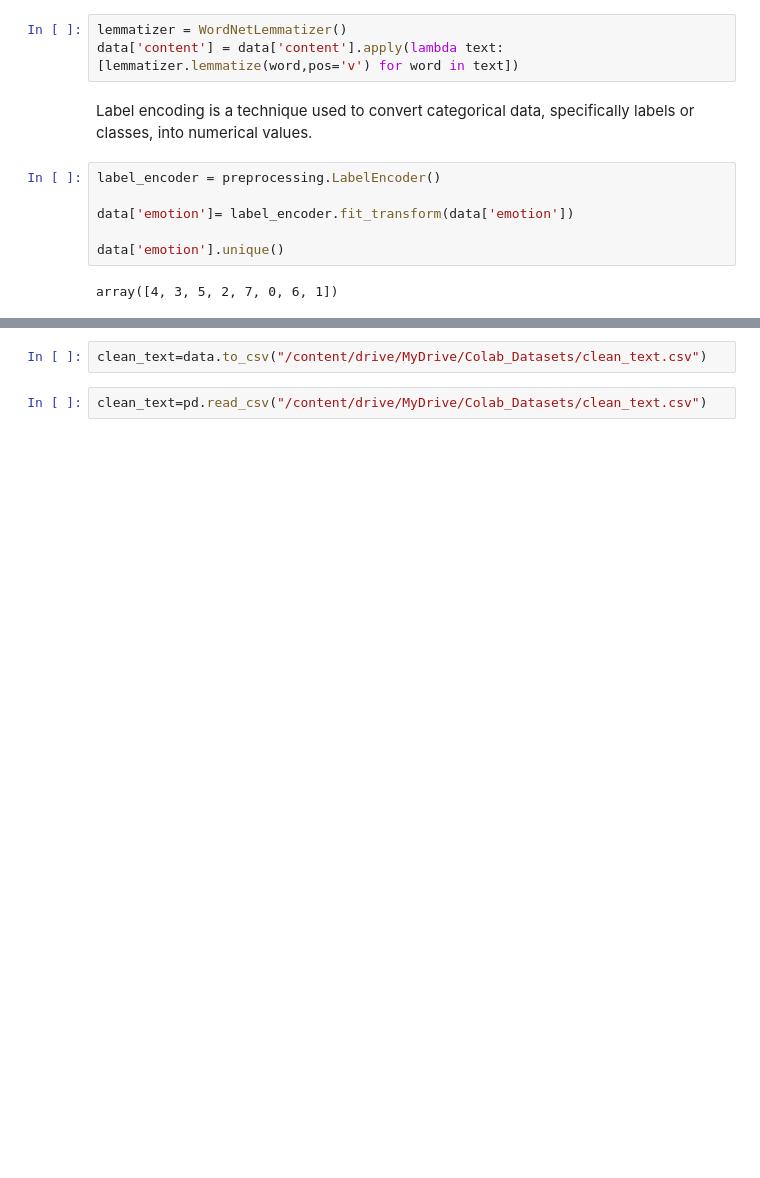
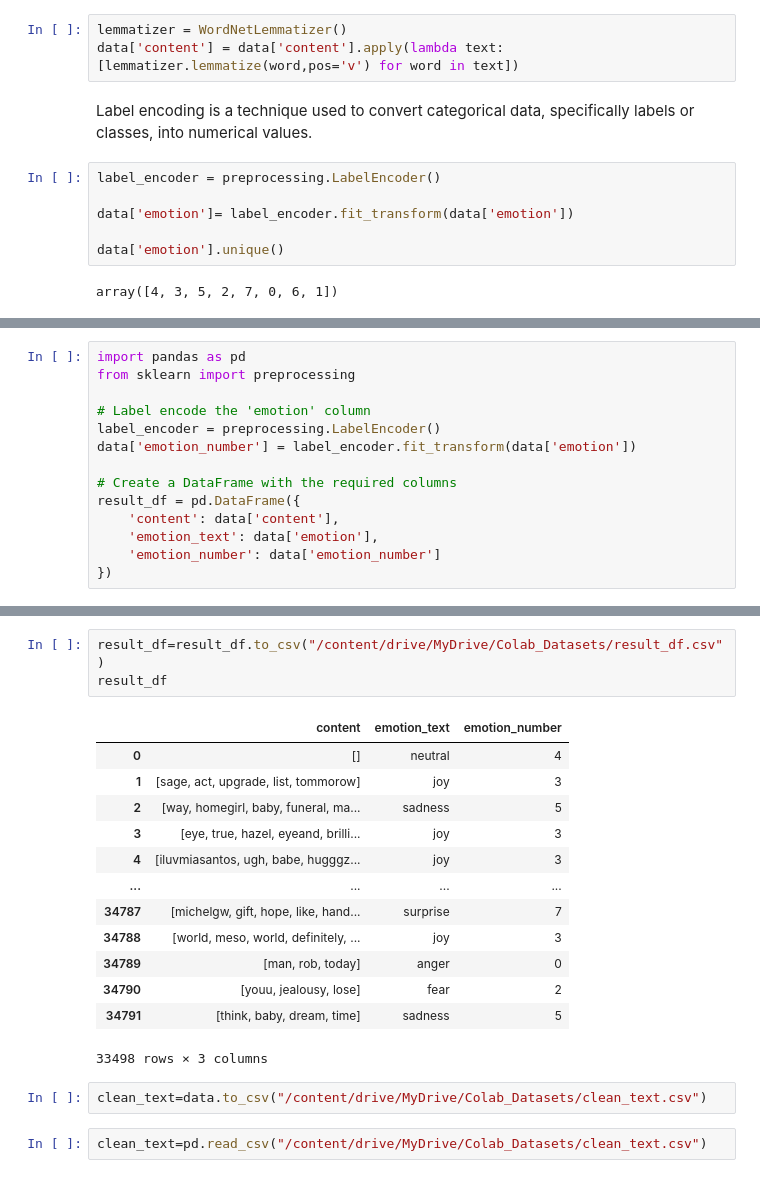
Before and after one commit to SandhiyaAcharya/Emotion_Analysis, a Jupyter notebook: Emotion_Analysis.ipynb, the cells around one changed output, grey strips where cells are left out. Saved outputs shown, nothing was run; the diff lists cells and outputs as text; blank space fills up the shorter version.

```diff
--- a/Emotion_Analysis.ipynb
+++ b/Emotion_Analysis.ipynb
@@ -211,0 +212,14 @@ array([4, 3, 5, 2, 7, 0, 6, 1])
+# %%
+import pandas as pd
+from sklearn import preprocessing
+
+# Label encode the 'emotion' column
+label_encoder = preprocessing.LabelEncoder()
+data['emotion_number'] = label_encoder.fit_transform(data['emotion'])
+
+# Create a DataFrame with the required columns
+result_df = pd.DataFrame({
+    'content': data['content'],
+    'emotion_text': data['emotion'],
+    'emotion_number': data['emotion_number']
+})
@@ -212,3 +244,20 @@ array([4, 3, 5, 2, 7, 0, 6, 1])
+# %%
+result_df=result_df.to_csv("/content/drive/MyDrive/Colab_Datasets/result_df.csv")
+result_df
+# %% [output]
+|  | content | emotion_text | emotion_number |
+| 0 | [] | neutral | 4 |
+| 1 | [sage, act, upgrade, list, tommorow] | joy | 3 |
+| 2 | [way, homegirl, baby, funeral, ma... | sadness | 5 |
+| 3 | [eye, true, hazel, eyeand, brilli... | joy | 3 |
+| 4 | [iluvmiasantos, ugh, babe, hugggz... | joy | 3 |
+| ... | ... | ... | ... |
+| 34787 | [michelgw, gift, hope, like, hand... | surprise | 7 |
+| 34788 | [world, meso, world, definitely, ... | joy | 3 |
+| 34789 | [man, rob, today] | anger | 0 |
+| 34790 | [youu, jealousy, lose] | fear | 2 |
+| 34791 | [think, baby, dream, time] | sadness | 5 |
+33498 rows × 3 columns
 # %%
 clean_text=data.to_csv("/content/drive/MyDrive/Colab_Datasets/clean_text.csv")
 # %%
```
Also changed, not shown: parts of 43 cells of this notebook.
